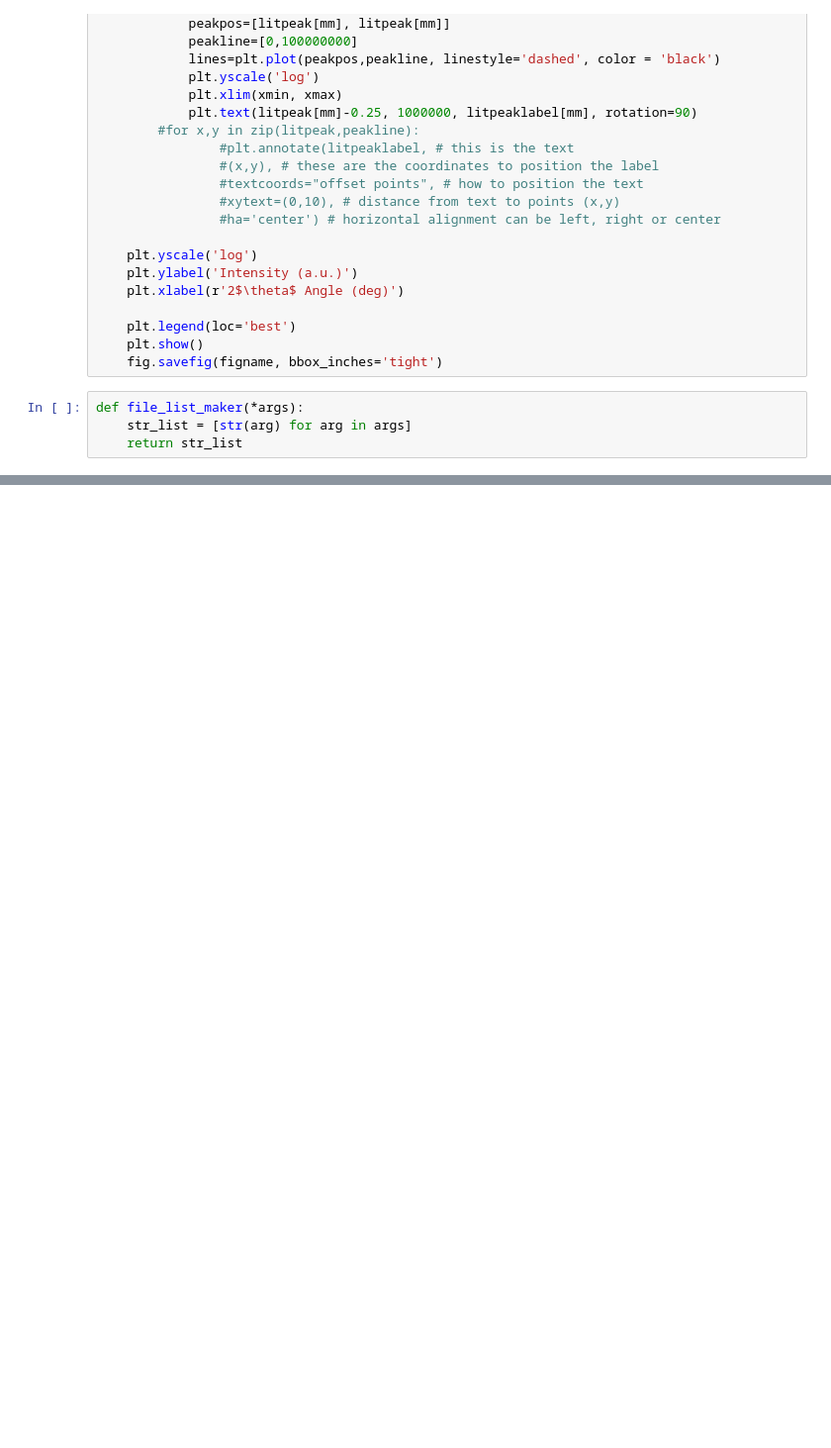
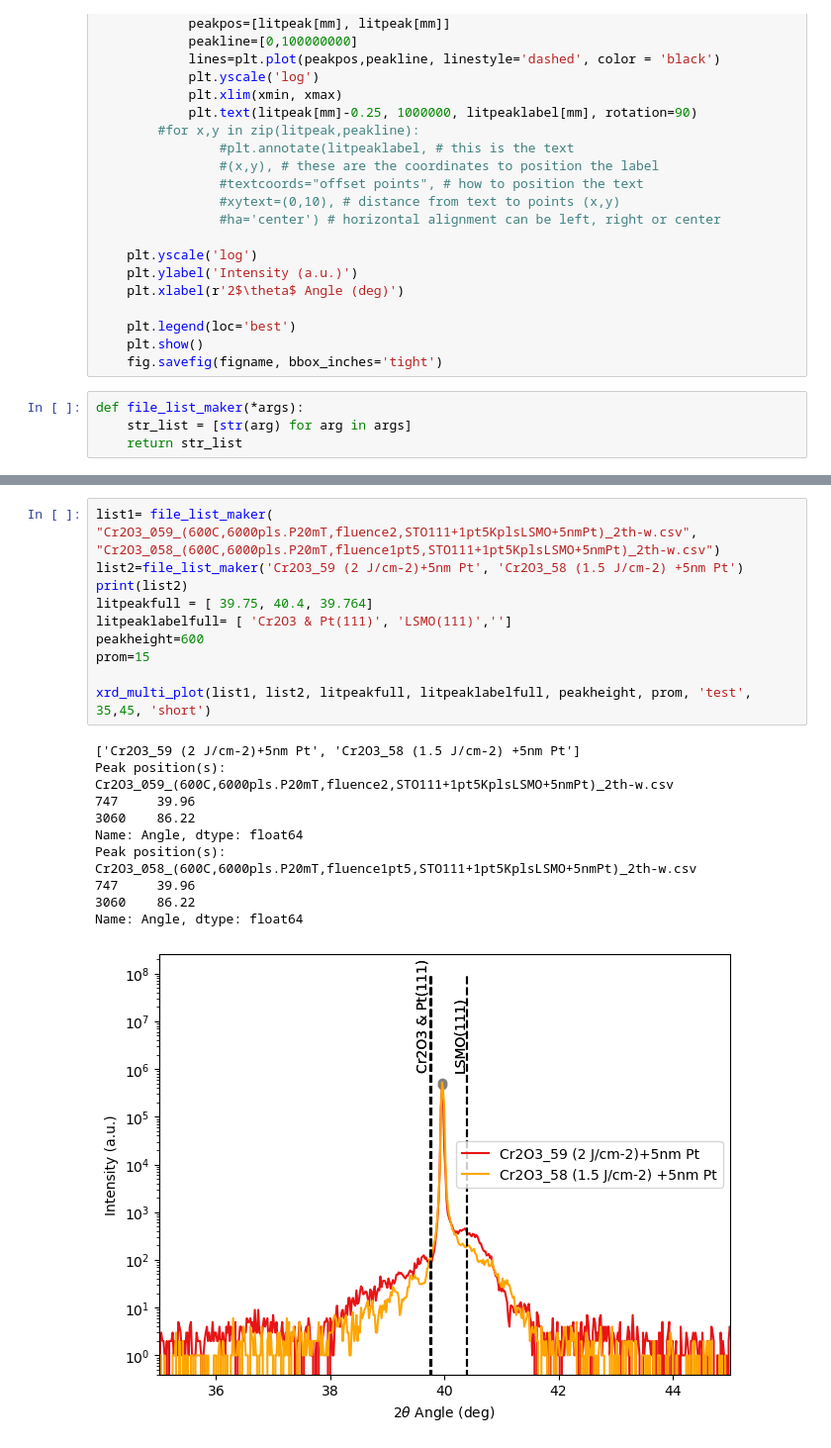
Before and after one commit to erblake/PlottingFunctions, a Jupyter notebook: XRDplotting.ipynb, the cells around one changed output, grey strips where cells are left out. Shown at 99% size. Saved outputs shown, nothing was run; the diff lists cells and outputs as text; blank space fills up the shorter version.

```diff
--- a/XRDplotting.ipynb
+++ b/XRDplotting.ipynb
@@ -325,0 +218,23 @@ Name: Angle, dtype: float64
+# %%
+list1= file_list_maker( "Cr2O3_059_(600C,6000pls.P20mT,fluence2,STO111+1pt5KplsLSMO+5nmPt)_2th-w.csv", "Cr2O3_058_(600C,6000pls.P20mT,fluence1pt5,STO111+1pt5KplsLSMO+5nmPt)_2th-w.csv")
+list2=file_list_maker('Cr2O3_59 (2 J/cm-2)+5nm Pt', 'Cr2O3_58 (1.5 J/cm-2) +5nm Pt')
+print(list2)
+litpeakfull = [ 39.75, 40.4, 39.764]
+litpeaklabelfull= [ 'Cr2O3 & Pt(111)', 'LSMO(111)','']
+peakheight=600
+prom=15
+
+xrd_multi_plot(list1, list2, litpeakfull, litpeaklabelfull, peakheight, prom, 'test', 35,45, 'short')
+# %% [output]
+['Cr2O3_59 (2 J/cm-2)+5nm Pt', 'Cr2O3_58 (1.5 J/cm-2) +5nm Pt']
+Peak position(s):
+Cr2O3_059_(600C,6000pls.P20mT,fluence2,STO111+1pt5KplsLSMO+5nmPt)_2th-w.csv
+747     39.96
+3060    86.22
+Name: Angle, dtype: float64
+Peak position(s):
+Cr2O3_058_(600C,6000pls.P20mT,fluence1pt5,STO111+1pt5KplsLSMO+5nmPt)_2th-w.csv
+747     39.96
+3060    86.22
+Name: Angle, dtype: float64
+[figure, added]
```
Also changed, not shown: parts of 9 cells of this notebook, 1 other file.
